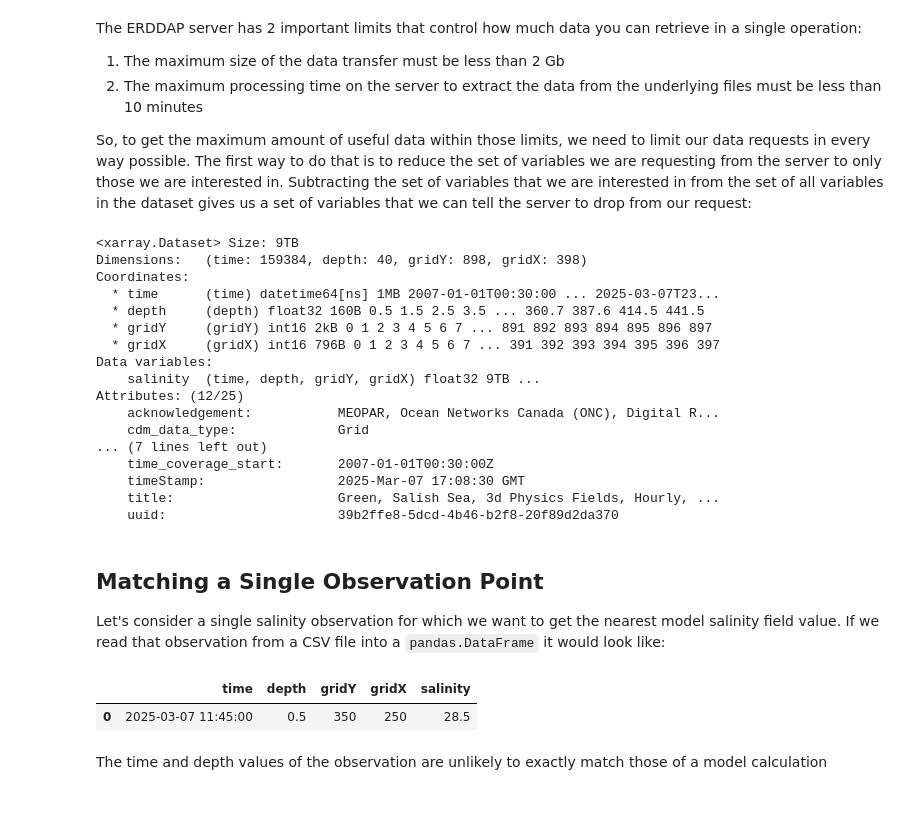
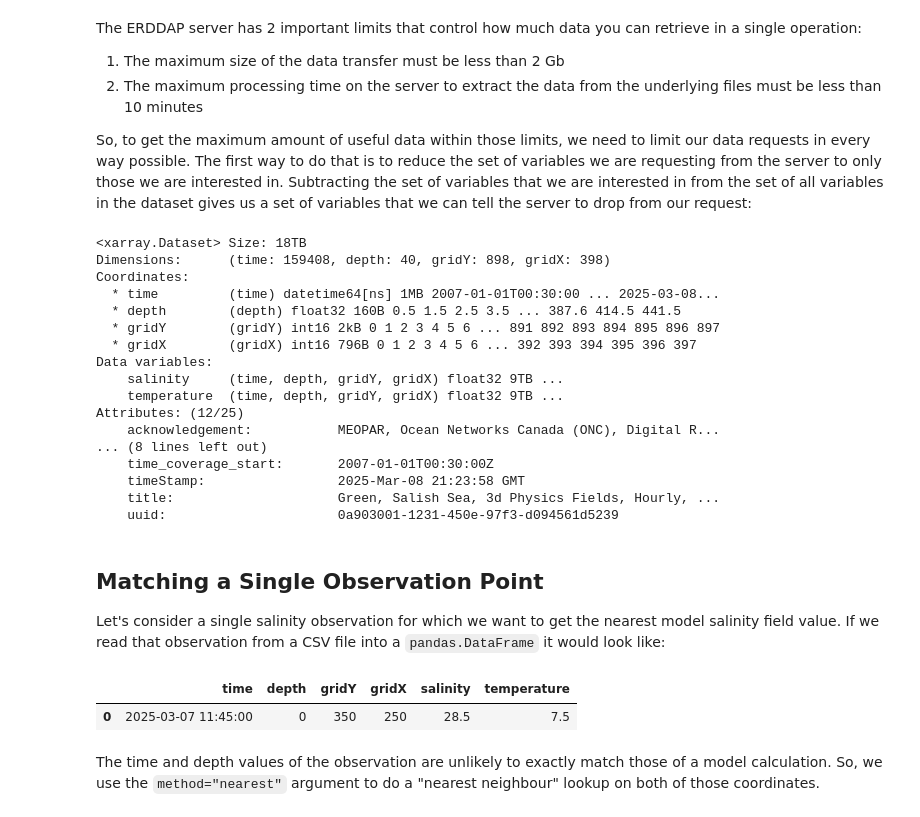
Before and after one commit to UBC-MOAD/PythonNotes, a Jupyter notebook: erddap-obs-matching/BasicERDDAP-ObsMatching.ipynb, the cells around one changed output. Cells and saved outputs as stored; diff of their text form; code cells hidden in the pictures.

Commit message:
Finish basic ERDDAP-obs matching notebook

```diff
--- a/erddap-obs-matching/BasicERDDAP-ObsMatching.ipynb
+++ b/erddap-obs-matching/BasicERDDAP-ObsMatching.ipynb
@@ -99,50 +100,52 @@ Subtracting the set of variables that we are interested in from the set of all v
 that we can tell the server to drop from our request:
 # %%
 all_vars = set(ds.data_vars)
-keep_vars = {"salinity"}
+keep_vars = {"salinity", "temperature"}
 drop_vars = all_vars - keep_vars
 ds = xr.open_dataset(dataset_url, drop_variables=drop_vars)
 
 ds
 # %% [output]
-<xarray.Dataset> Size: 9TB
-Dimensions:   (time: 159384, depth: 40, gridY: 898, gridX: 398)
+<xarray.Dataset> Size: 18TB
+Dimensions:      (time: 159408, depth: 40, gridY: 898, gridX: 398)
 Coordinates:
-  * time      (time) datetime64[ns] 1MB 2007-01-01T00:30:00 ... 2025-03-07T23...
-  * depth     (depth) float32 160B 0.5 1.5 2.5 3.5 ... 360.7 387.6 414.5 441.5
-  * gridY     (gridY) int16 2kB 0 1 2 3 4 5 6 7 ... 891 892 893 894 895 896 897
-  * gridX     (gridX) int16 796B 0 1 2 3 4 5 6 7 ... 391 392 393 394 395 396 397
+  * time         (time) datetime64[ns] 1MB 2007-01-01T00:30:00 ... 2025-03-08...
+  * depth        (depth) float32 160B 0.5 1.5 2.5 3.5 ... 387.6 414.5 441.5
+  * gridY        (gridY) int16 2kB 0 1 2 3 4 5 6 ... 891 892 893 894 895 896 897
+  * gridX        (gridX) int16 796B 0 1 2 3 4 5 6 ... 392 393 394 395 396 397
 Data variables:
-    salinity  (time, depth, gridY, gridX) float32 9TB ...
+    salinity     (time, depth, gridY, gridX) float32 9TB ...
+    temperature  (time, depth, gridY, gridX) float32 9TB ...
 Attributes: (12/25)
     acknowledgement:           MEOPAR, Ocean Networks Canada (ONC), Digital R...
-    cdm_data_type:             Grid
-... (7 lines left out)
+... (8 lines left out)
     time_coverage_start:       2007-01-01T00:30:00Z
-    timeStamp:                 2025-Mar-07 17:08:30 GMT
+    timeStamp:                 2025-Mar-08 21:23:58 GMT
     title:                     Green, Salish Sea, 3d Physics Fields, Hourly, ...
-    uuid:                      39b2ffe8-5dcd-4b46-b2f8-20f89d2da370
+    uuid:                      0a903001-1231-450e-97f3-d094561d5239
 # %% [markdown]
 ## Matching a Single Observation Point
 
 Let's consider a single salinity observation for which we want to get the nearest model salinity field value.
 If we read that observation from a CSV file into a `pandas.DataFrame` it would look like:
 # %%
-df = pd.DataFrame(
+obs_df = pd.DataFrame(
     {
         "time": [pd.to_datetime("2025-03-07 11:45:00")],
-        "depth": [0.5],
+        "depth": [0],
         "gridY": [350],
         "gridX": [250],
         "salinity": [28.5],
+        "temperature": [7.5],
     }
 )
 
-df
+obs_df
 # %% [output]
-|  | time | depth | gridY | gridX | salinity |
-| 0 | 2025-03-07 11:45:00 | 0.5 | 350 | 250 | 28.5 |
+|  | time | depth | gridY | gridX | salinity | temperature |
+| 0 | 2025-03-07 11:45:00 | 0 | 350 | 250 | 28.5 | 7.5 |
 # %% [markdown]
-The time and depth values of the observation are unlikely to exactly match those of a model calculation
+The time and depth values of the observation are unlikely to exactly match those of a model calculation.
+So, we use the `method="nearest"` argument to do a "nearest neighbour" lookup on both of those coordinates.
 # %%
 ds_pt = (ds
```
Also changed, not shown: parts of 32 cells of this notebook, 1 other file.
